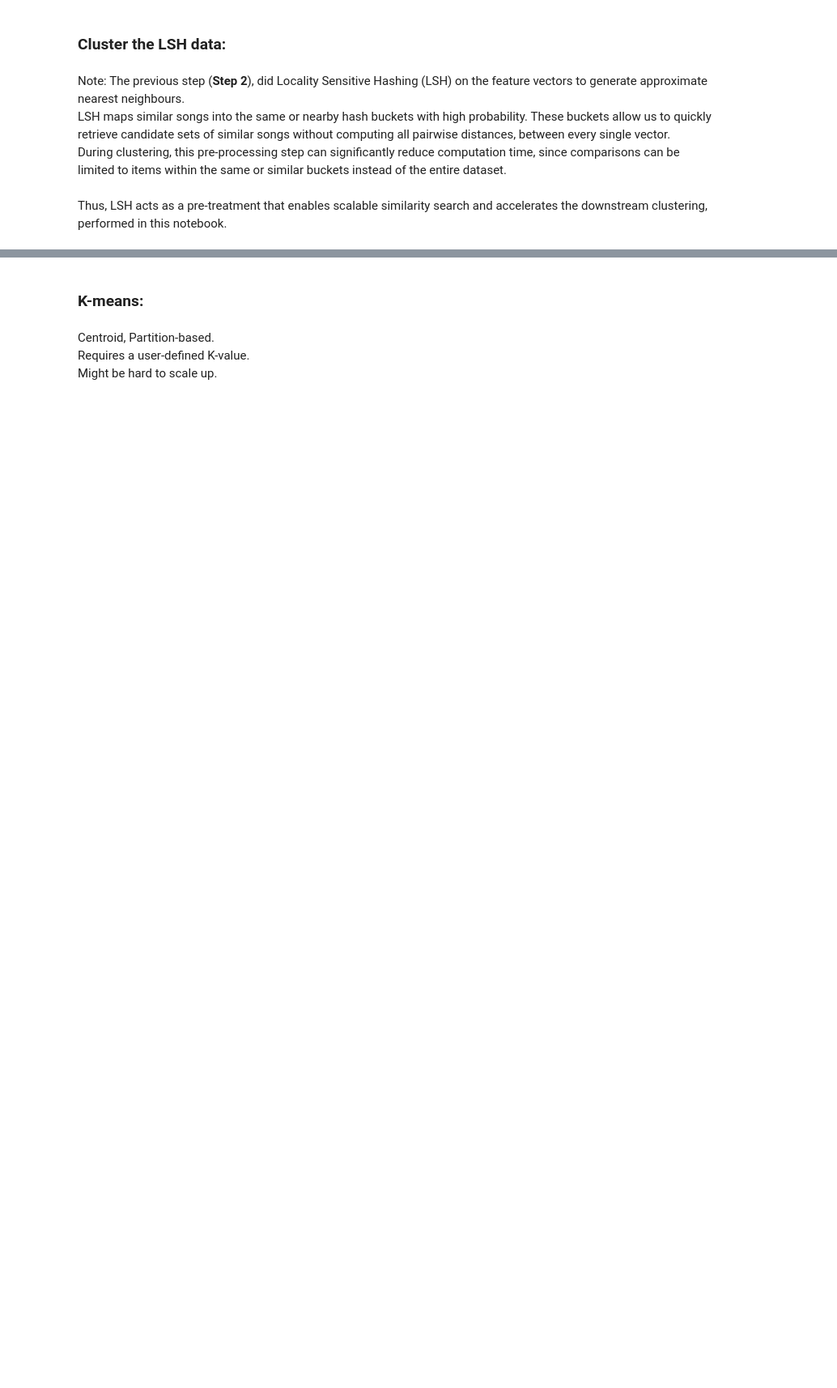
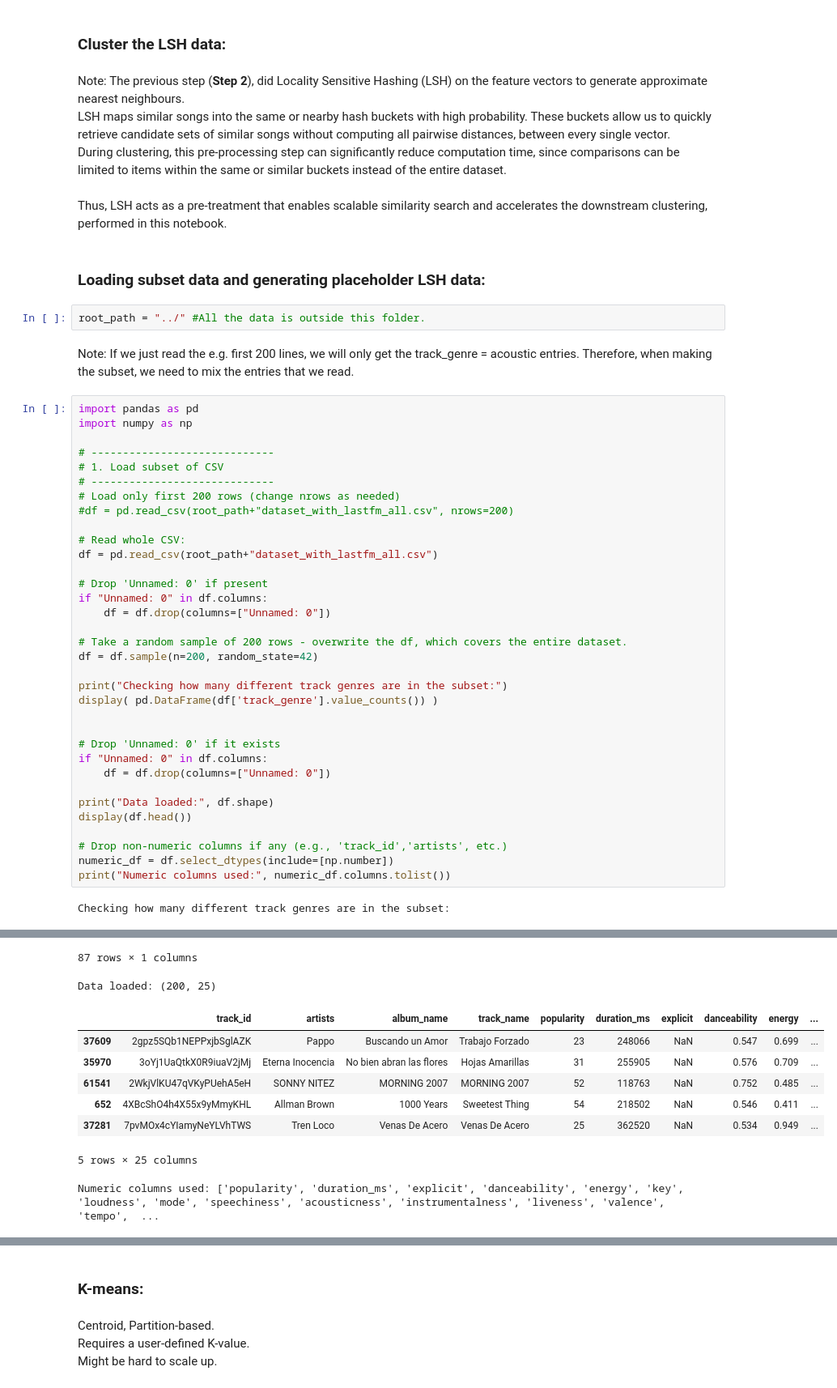
Before and after one commit to adamajane/computational-tools-for-data-science-02807-project, a Jupyter notebook: 3-recommendation-search/3.ipynb, the cells around one changed output, grey strips where cells are left out. Shown at 81% size. Drawn from its saved outputs; the diff is of its cells as text; blank space fills up the shorter version.

```diff
--- a/3-recommendation-search/3.ipynb
+++ b/3-recommendation-search/3.ipynb
@@ -17,3 +17,46 @@ During clustering, this pre-processing step can significantly reduce computation
 <br>
 <br>
 Thus, LSH acts as a pre-treatment that enables scalable similarity search and accelerates the downstream clustering, performed in this notebook.
+# %% [markdown]
+### **Loading subset data and generating placeholder LSH data:**
+# %%
+root_path = "../" #All the data is outside this folder.
+# %% [markdown]
+Note: If we just read the e.g. first 200 lines, we will only get the track_genre = acoustic entries.
+Therefore, when making the subset, we need to mix the entries that we read.
+# %%
+import pandas as pd
+import numpy as np
+
+# -----------------------------
+# 1. Load subset of CSV
+# -----------------------------
+# Load only first 200 rows (change nrows as needed)
+#df = pd.read_csv(root_path+"dataset_with_lastfm_all.csv", nrows=200)
+
+# Read whole CSV:
+df = pd.read_csv(root_path+"dataset_with_lastfm_all.csv")
+
+# Drop 'Unnamed: 0' if present
+if "Unnamed: 0" in df.columns:
+    df = df.drop(columns=["Unnamed: 0"])
+
+# Take a random sample of 200 rows - overwrite the df, which covers the entire dataset.
+df = df.sample(n=200, random_state=42)
+
+print("Checking how many different track genres are in the subset:")
+display( pd.DataFrame(df['track_genre'].value_counts()) )
+
+
+# Drop 'Unnamed: 0' if it exists
+if "Unnamed: 0" in df.columns:
+    df = df.drop(columns=["Unnamed: 0"])
+
+print("Data loaded:", df.shape)
+display(df.head())
+
+# Drop non-numeric columns if any (e.g., 'track_id','artists', etc.)
+numeric_df = df.select_dtypes(include=[np.number])
+print("Numeric columns used:", numeric_df.columns.tolist())
+# %% [output]
+Checking how many different track genres are in the subset:
@@ -19,0 +76,10 @@ Thus, LSH acts as a pre-treatment that enables scalable similarity search and ac
+87 rows × 1 columns
+Data loaded: (200, 25)
+|  | track_id | artists | album_name | track_name | popularity | duration_ms | explicit | danceability | energy | ... |
+| 37609 | 2gpz5SQb1NEPPxjbSglAZK | Pappo | Buscando un Amor | Trabajo Forzado | 23 | 248066 | NaN | 0.547 | 0.699 | ... |
+| 35970 | 3oYj1UaQtkX0R9iuaV2jMj | Eterna Inocencia | No bien abran las flores | Hojas Amarillas | 31 | 255905 | NaN | 0.576 | 0.709 | ... |
+| 61541 | 2WkjVlKU47qVKyPUehA5eH | SONNY NITEZ | MORNING 2007 | MORNING 2007 | 52 | 118763 | NaN | 0.752 | 0.485 | ... |
+| 652 | 4XBcShO4h4X55x9yMmyKHL | Allman Brown | 1000 Years | Sweetest Thing | 54 | 218502 | NaN | 0.546 | 0.411 | ... |
+| 37281 | 7pvMOx4cYIamyNeYLVhTWS | Tren Loco | Venas De Acero | Venas De Acero | 25 | 362520 | NaN | 0.534 | 0.949 | ... |
+5 rows × 25 columns
+Numeric columns used: ['popularity', 'duration_ms', 'explicit', 'danceability', 'energy', 'key', 'loudness', 'mode', 'speechiness', 'acousticness', 'instrumentalness', 'liveness', 'valence', 'tempo',  ...
```
Also changed, not shown: parts of 6 cells of this notebook.
